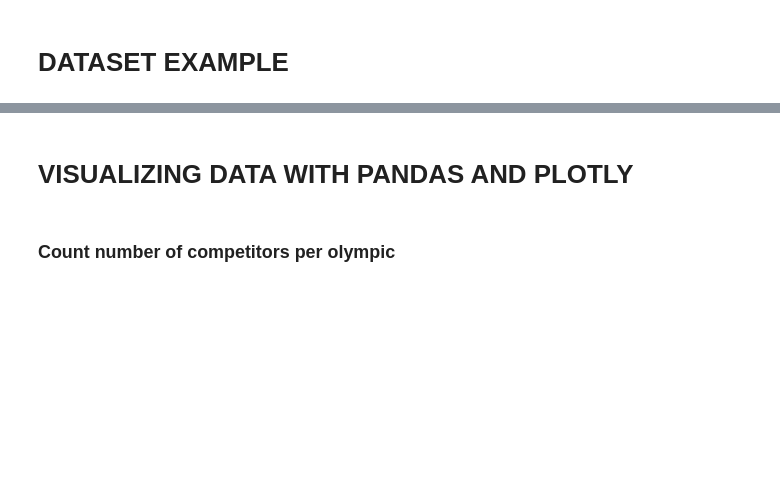
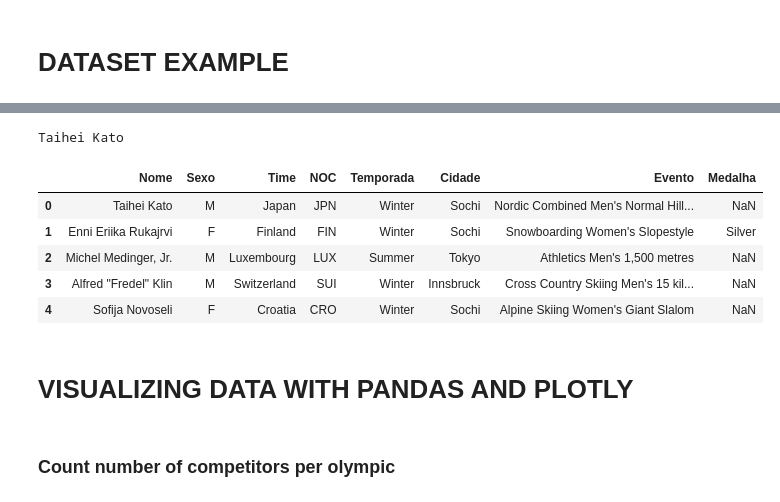
Before and after one commit to EDAII/Lista3_WelisonRegis_LievertonSilva, a Jupyter notebook: lista3_sort_algorithms.ipynb, the cells around one changed output, grey strips where cells are left out. Cells and saved outputs as stored; diff of their text form; code cells hidden in the pictures; blank space fills up the shorter version.

```diff
--- a/lista3_sort_algorithms.ipynb
+++ b/lista3_sort_algorithms.ipynb
@@ -92,16 +91,18 @@ def generate_random_athletes(athletes, n = 5):
     return random_athletes
 # %%
 def athletes_info(athletes):
-    athletes = generate_random_athletes(athletes, 5)
+    if athletes:
+        if athletes == "Not found!":
+            print(athletes)
+        else:
+            athletes_table = []
+            for athlete in athletes:
+                athlete = athlete[0].__dict__.values()
+                athletes_table.append(athlete)
 
-    athletes_table = []
-    for athlete in athletes:
-        athlete = athlete[0].__dict__.values()
-        athletes_table.append(athlete)
+            df = pd.DataFrame(
+                athletes_table,
+                columns=['Nome', 'Sexo', 'Time', 'NOC', 'Temporada', 'Cidade', 'Evento', 'Medalha']
+            )
 
-    df = pd.DataFrame(
-        athletes_table,
-        columns=['Nome', 'Sexo', 'Time', 'NOC', 'Temporada', 'Cidade', 'Evento', 'Medalha']
-    )
-
-    return df
+            return df
@@ -117,3 +109,15 @@ athletes_info(ATHLETES.copy())
+# %%
+athletes = generate_random_athletes(ATHLETES.copy())
+print(athletes[0][0].name)
+athletes_info(athletes)
+# %% [output]
+Taihei Kato
+|  | Nome | Sexo | Time | NOC | Temporada | Cidade | Evento | Medalha |
+| 0 | Taihei Kato | M | Japan | JPN | Winter | Sochi | Nordic Combined Men's Normal Hill... | NaN |
+| 1 | Enni Eriika Rukajrvi | F | Finland | FIN | Winter | Sochi | Snowboarding Women's Slopestyle | Silver |
+| 2 | Michel Medinger, Jr. | M | Luxembourg | LUX | Summer | Tokyo | Athletics Men's 1,500 metres | NaN |
+| 3 | Alfred "Fredel" Klin | M | Switzerland | SUI | Winter | Innsbruck | Cross Country Skiing Men's 15 kil... | NaN |
+| 4 | Sofija Novoseli | F | Croatia | CRO | Winter | Sochi | Alpine Skiing Women's Giant Slalom | NaN |
 # %% [markdown]
 # VISUALIZING DATA WITH PANDAS AND PLOTLY
 # %%
```
Also changed, not shown: parts of 18 cells of this notebook.
